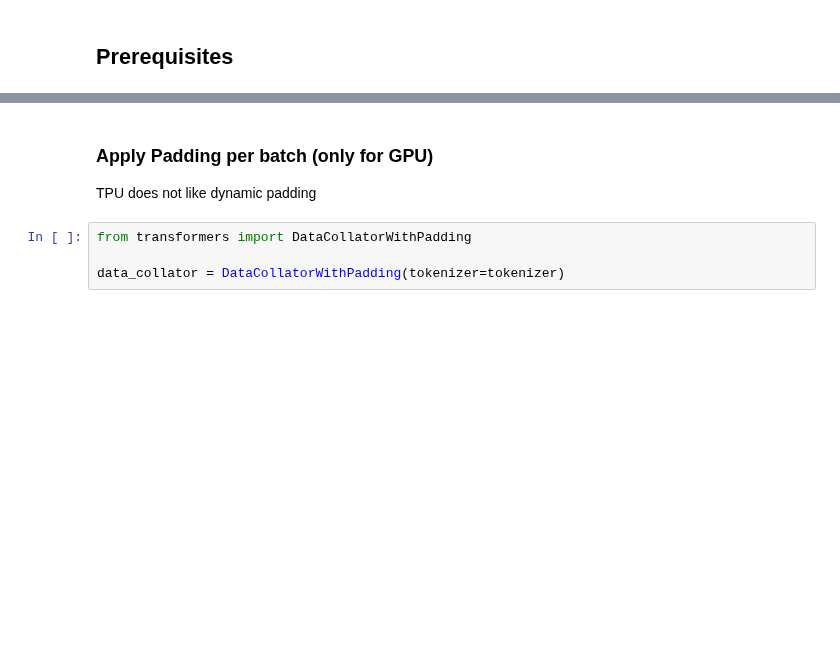
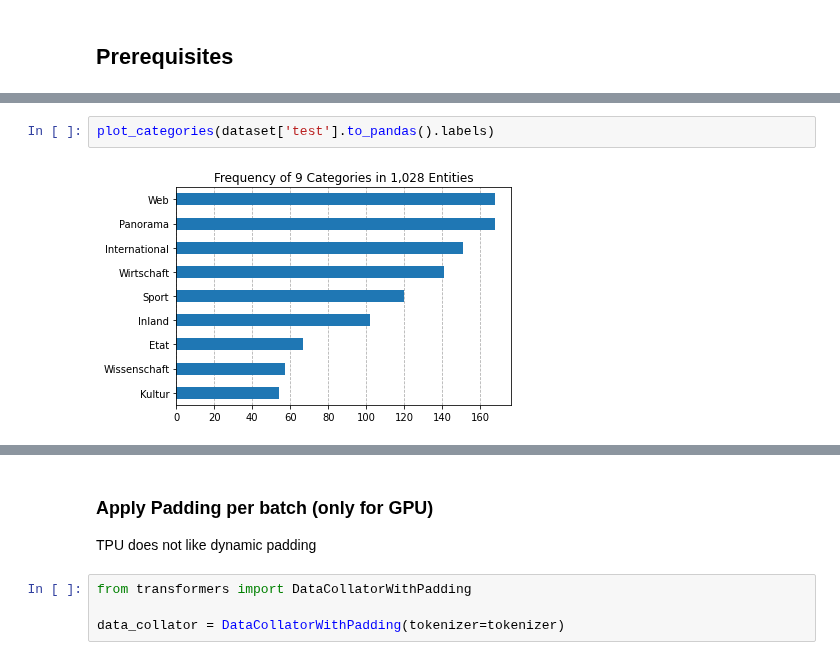
Before and after one commit to goerlitz/nlp-classification, a Jupyter notebook: notebooks/10kGNAD/colab/27_default_huggingface_classifier.ipynb, the cells around one changed output, grey strips where cells are left out. Saved outputs shown, nothing was run; the diff lists cells and outputs as text; blank space fills up the shorter version.

```diff
--- a/notebooks/10kGNAD/colab/27_default_huggingface_classifier.ipynb
+++ b/notebooks/10kGNAD/colab/27_default_huggingface_classifier.ipynb
@@ -175,0 +183,4 @@ Wall time: 14.2 s
+# %%
+plot_categories(dataset['test'].to_pandas().labels)
+# %% [output]
+[figure, added]
```
Also changed, not shown: parts of 58 cells of this notebook.
